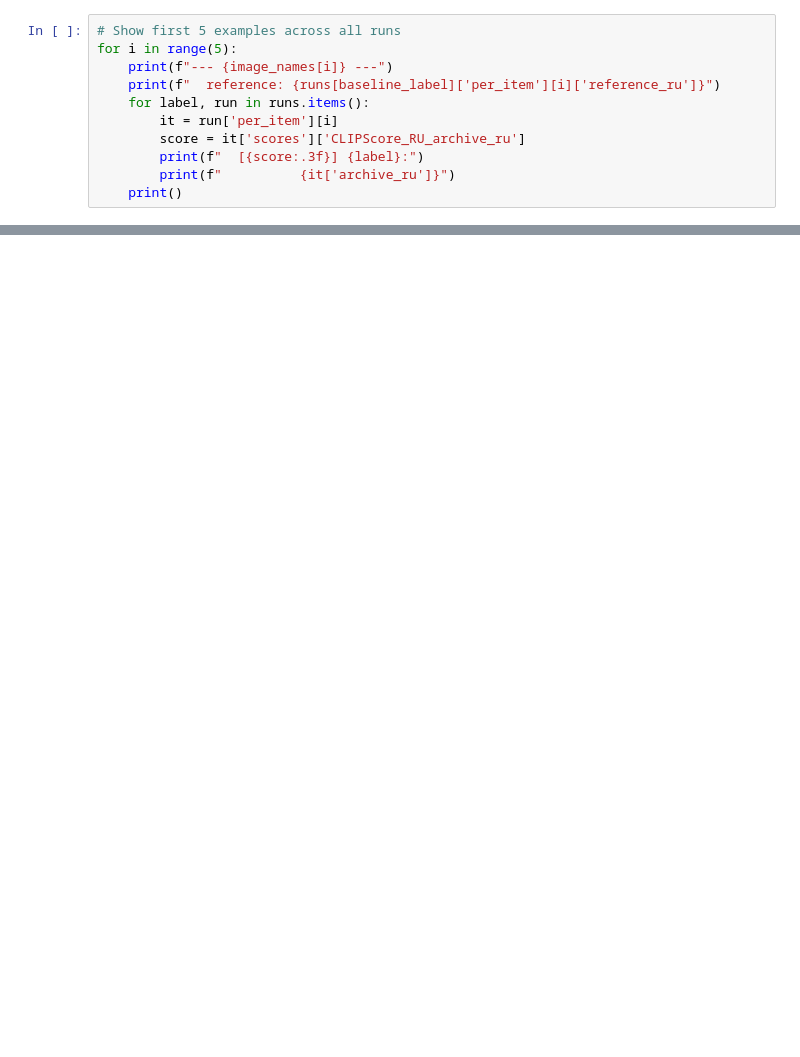
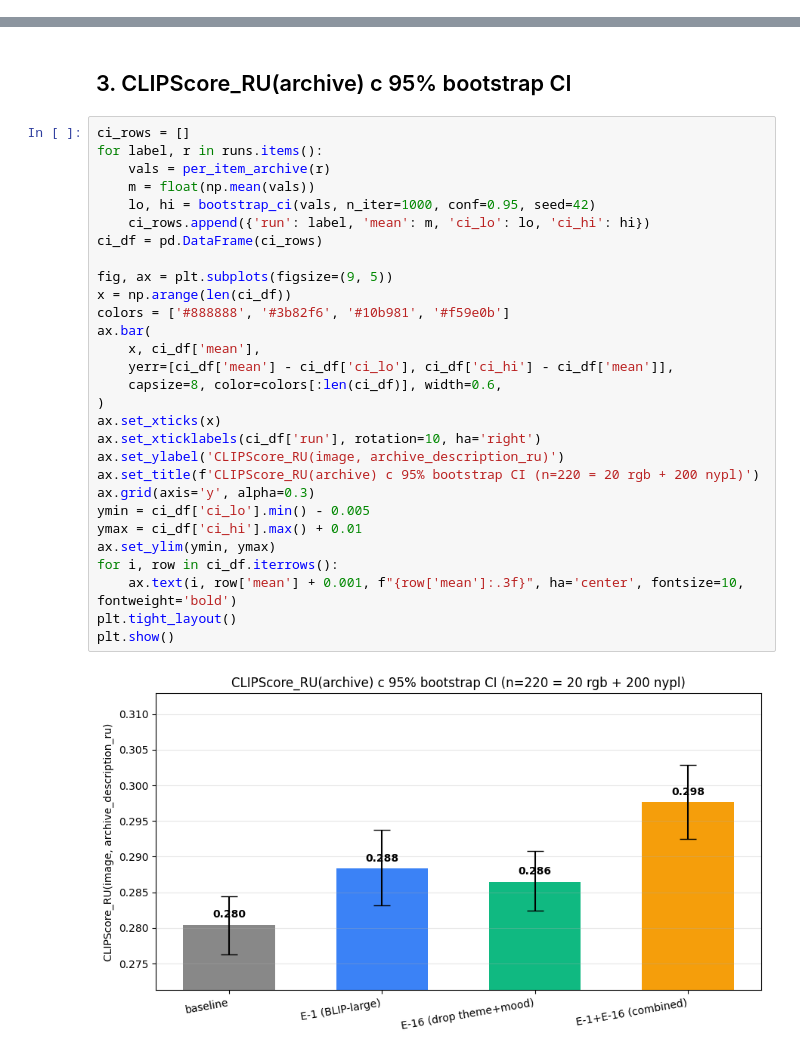
Before and after one commit to azat-khatyn/tsu-image-description, a Jupyter notebook: notebooks/experiments_results.ipynb, the cells around one changed output, grey strips where cells are left out. Cells and saved outputs as stored; diff of their text form; blank space fills up the shorter version.

```diff
--- a/notebooks/experiments_results.ipynb
+++ b/notebooks/experiments_results.ipynb
@@ -229,11 +0,0 @@ plt.show()
-# %%
-# Show first 5 examples across all runs
-for i in range(5):
-    print(f"--- {image_names[i]} ---")
-    print(f"  reference: {runs[baseline_label]['per_item'][i]['reference_ru']}")
-    for label, run in runs.items():
-        it = run['per_item'][i]
-        score = it['scores']['CLIPScore_RU_archive_ru']
-        print(f"  [{score:.3f}] {label}:")
-        print(f"          {it['archive_ru']}")
-    print()
@@ -257,0 +101,33 @@ for i in range(5):
+# %% [markdown]
+## 3. CLIPScore_RU(archive) с 95% bootstrap CI
+# %%
+ci_rows = []
+for label, r in runs.items():
+    vals = per_item_archive(r)
+    m = float(np.mean(vals))
+    lo, hi = bootstrap_ci(vals, n_iter=1000, conf=0.95, seed=42)
+    ci_rows.append({'run': label, 'mean': m, 'ci_lo': lo, 'ci_hi': hi})
+ci_df = pd.DataFrame(ci_rows)
+
+fig, ax = plt.subplots(figsize=(9, 5))
+x = np.arange(len(ci_df))
+colors = ['#888888', '#3b82f6', '#10b981', '#f59e0b']
+ax.bar(
+    x, ci_df['mean'],
+    yerr=[ci_df['mean'] - ci_df['ci_lo'], ci_df['ci_hi'] - ci_df['mean']],
+    capsize=8, color=colors[:len(ci_df)], width=0.6,
+)
+ax.set_xticks(x)
+ax.set_xticklabels(ci_df['run'], rotation=10, ha='right')
+ax.set_ylabel('CLIPScore_RU(image, archive_description_ru)')
+ax.set_title(f'CLIPScore_RU(archive) с 95% bootstrap CI (n=220 = 20 rgb + 200 nypl)')
+ax.grid(axis='y', alpha=0.3)
+ymin = ci_df['ci_lo'].min() - 0.005
+ymax = ci_df['ci_hi'].max() + 0.01
+ax.set_ylim(ymin, ymax)
+for i, row in ci_df.iterrows():
+    ax.text(i, row['mean'] + 0.001, f"{row['mean']:.3f}", ha='center', fontsize=10, fontweight='bold')
+plt.tight_layout()
+plt.show()
+# %% [output]
+[figure, added]
```
Also changed, not shown: parts of 34 cells of this notebook, 9 other files.
